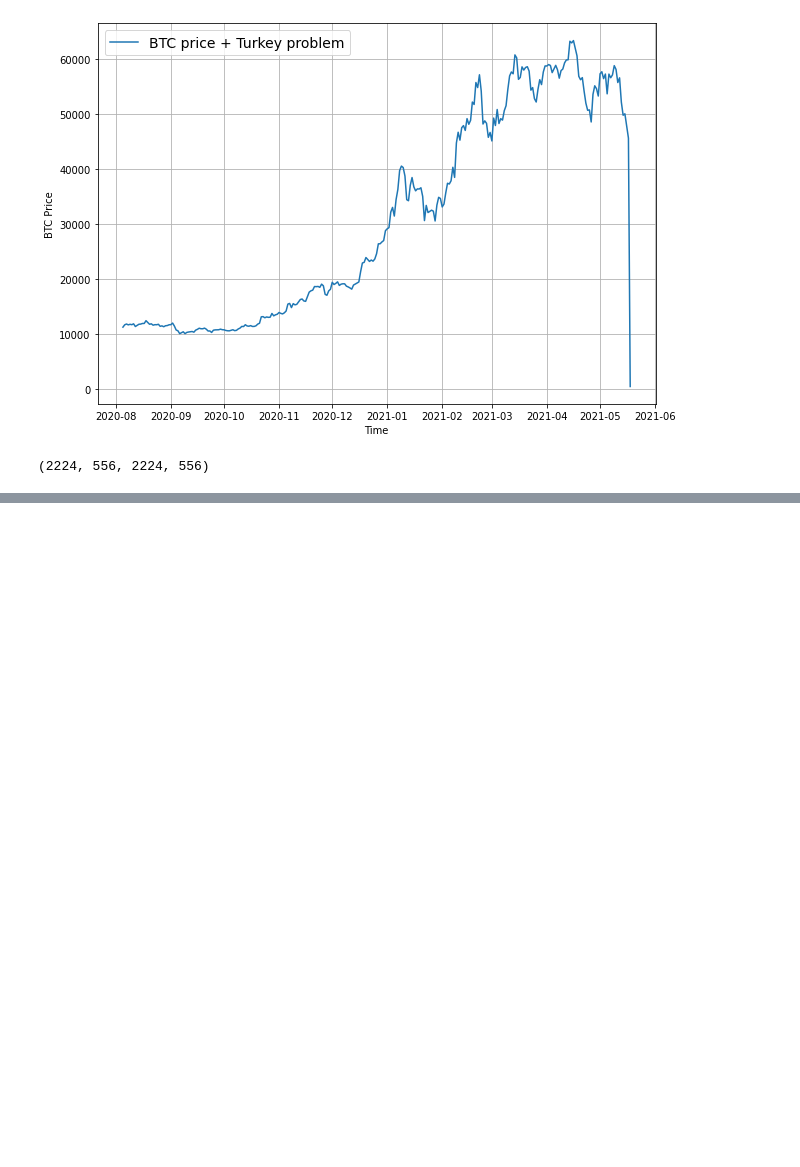
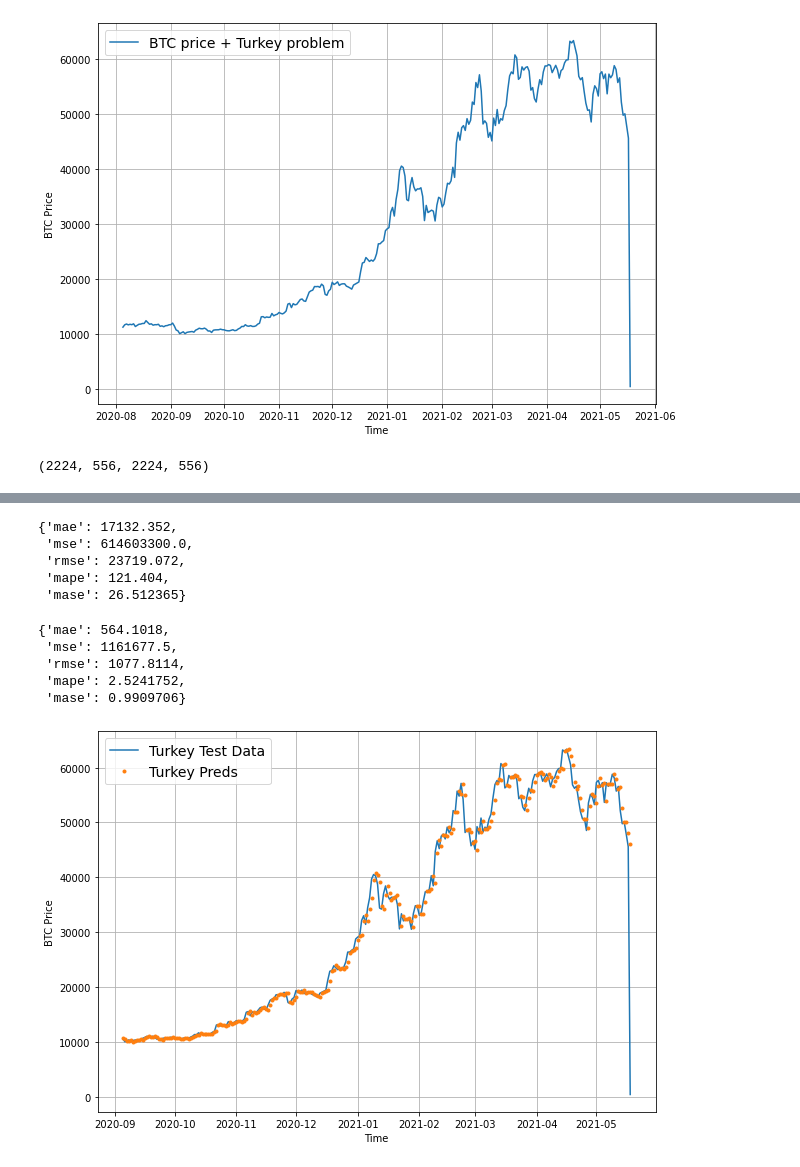
Before and after one commit to shubh-mishra/Time_Series_Forecasting-with-TensorFlow, a Jupyter notebook: TSF_with_TF.ipynb, the cells around one changed output, grey strips where cells are left out. Cells and saved outputs as stored; diff of their text form; code cells hidden in the pictures; blank space fills up the shorter version.

Commit message:
Added: Building a turkey model

```diff
--- a/TSF_with_TF.ipynb
+++ b/TSF_with_TF.ipynb
@@ -1860,0 +1863,11 @@ len(X_train), len(X_test), len(y_train), len(y_test)
+# %%
+# Clone model_1 architecture for turkey model and fit the turkey model on the turkey data
+
+turkey_model = tf.keras.models.clone_model(model_1)
+turkey_model._name = "Turkey_Model"
+
+# Compile
+turkey_model.compile(loss="mae", optimizer=tf.keras.optimizers.Adam())
+
+# Fit
+turkey_model.fit(X_train, y_train, epochs=100, verbose=0, validation_data=(X_test, y_test), callbacks=[create_model_checkpoint(turkey_model.name)])
@@ -1860,0 +1882,4 @@ len(X_train), len(X_test), len(y_train), len(y_test)
+# %%
+# Load the best model and evaluate the test data
+turkey_model = tf.keras.models.load_model("model_experiments/Turkey_Model/")
+turkey_model.evaluate(X_test, y_test)
@@ -1860,0 +1889,4 @@ len(X_train), len(X_test), len(y_train), len(y_test)
+# %%
+# Make predictions with turkey model
+turkey_preds = make_preds(turkey_model, X_test)
+turkey_preds[:10]
@@ -1860,0 +1898,34 @@ len(X_train), len(X_test), len(y_train), len(y_test)
+# %%
+# Evaluate turkey preds
+turkey_results = evaluate_preds(y_true=y_test,
+                                y_pred=turkey_preds)
+turkey_results
+# %% [output]
+{'mae': 17132.352,
+ 'mse': 614603300.0,
+ 'rmse': 23719.072,
+ 'mape': 121.404,
+ 'mase': 26.512365}
+# %%
+model_1_results
+# %% [output]
+{'mae': 564.1018,
+ 'mse': 1161677.5,
+ 'rmse': 1077.8114,
+ 'mape': 2.5241752,
+ 'mase': 0.9909706}
+# %%
+# Plot
+plt.figure(figsize=(10, 7))
+offset = 300
+plot_time_series(timesteps=btc_timesteps_turkey[-len(X_test):],
+                 values=btc_price_turkey[-len(y_test):],
+                 format="-",
+                 label="Turkey Test Data",
+                 start=offset)
+plot_time_series(timesteps=btc_timesteps_turkey[-len(X_test):],
+                 values=turkey_preds,
+                 label="Turkey Preds",
+                 start=offset)
+# %% [output]
+[figure, added]
```
Also changed, not shown: parts of 5 cells of this notebook.
